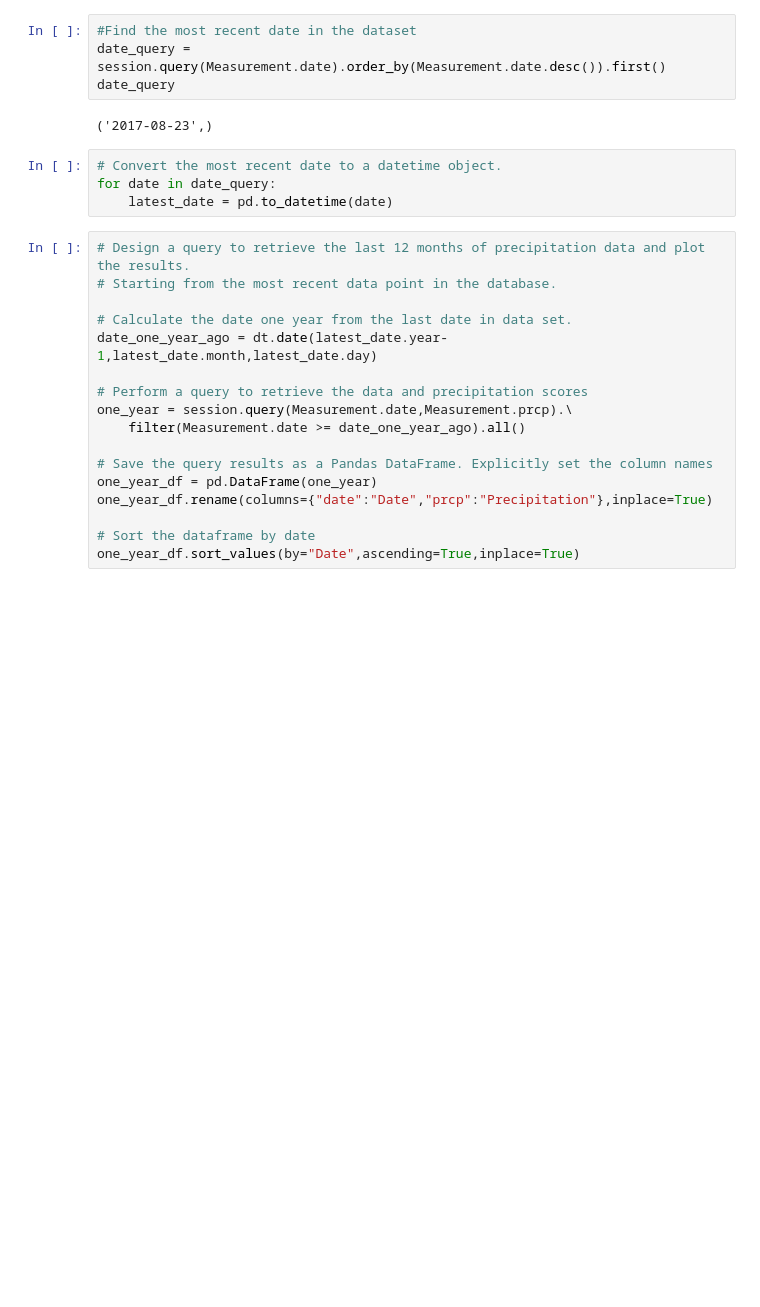
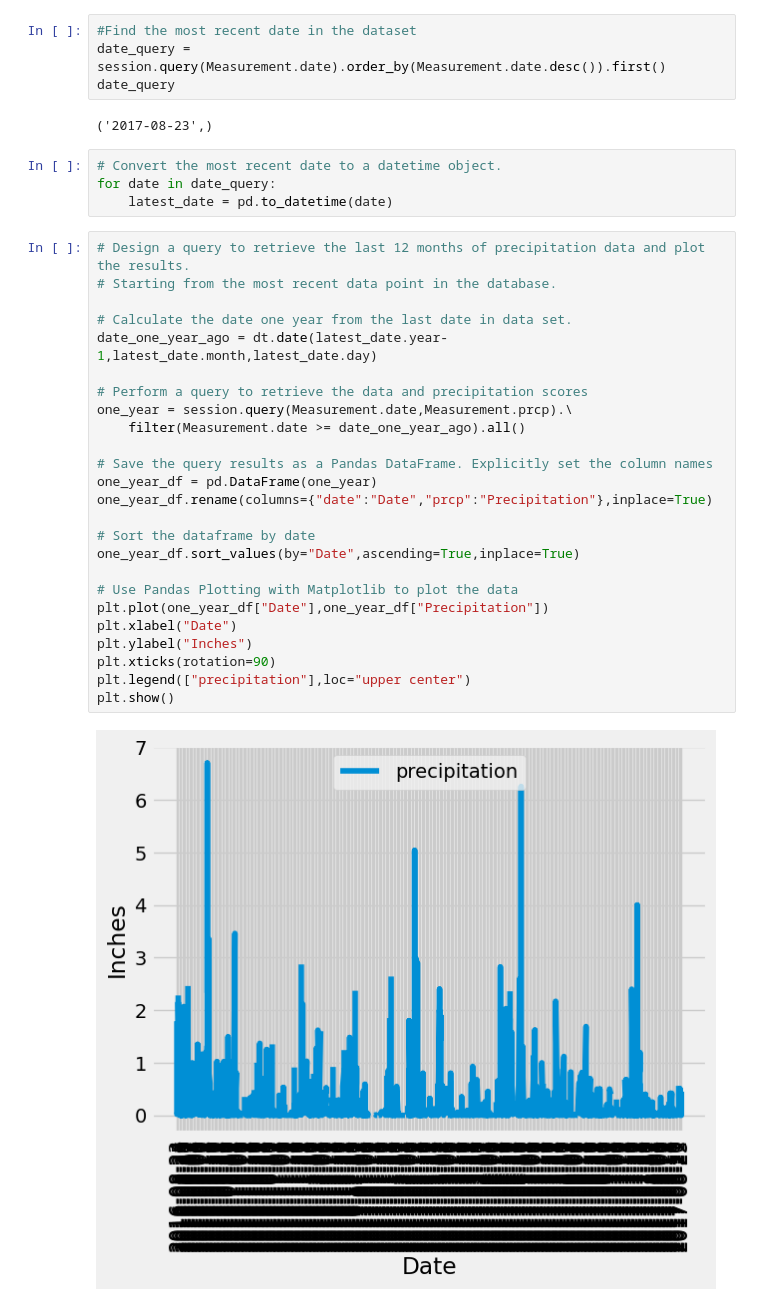
Before and after one commit to VinnyShankar/sqlalchemy-challenge, a Jupyter notebook: SurfsUp/climate.ipynb, the cells around one changed output. Drawn from its saved outputs; the diff is of its cells as text; blank space fills up the shorter version.

Commit message:
plot date versus precipitation

```diff
--- a/SurfsUp/climate.ipynb
+++ b/SurfsUp/climate.ipynb
@@ -64,17 +64,27 @@ for date in date_query:
 # %%
 # Design a query to retrieve the last 12 months of precipitation data and plot the results.
 # Starting from the most recent data point in the database.
 
 # Calculate the date one year from the last date in data set.
 date_one_year_ago = dt.date(latest_date.year-1,latest_date.month,latest_date.day)
 
 # Perform a query to retrieve the data and precipitation scores
 one_year = session.query(Measurement.date,Measurement.prcp).\
     filter(Measurement.date >= date_one_year_ago).all()
 
 # Save the query results as a Pandas DataFrame. Explicitly set the column names
 one_year_df = pd.DataFrame(one_year)
 one_year_df.rename(columns={"date":"Date","prcp":"Precipitation"},inplace=True)
 
 # Sort the dataframe by date
 one_year_df.sort_values(by="Date",ascending=True,inplace=True)
+
+# Use Pandas Plotting with Matplotlib to plot the data
+plt.plot(one_year_df["Date"],one_year_df["Precipitation"])
+plt.xlabel("Date")
+plt.ylabel("Inches")
+plt.xticks(rotation=90)
+plt.legend(["precipitation"],loc="upper center")
+plt.show()
+# %% [output]
+[figure, added]
```
Also changed, not shown: parts of 1 cell of this notebook.
